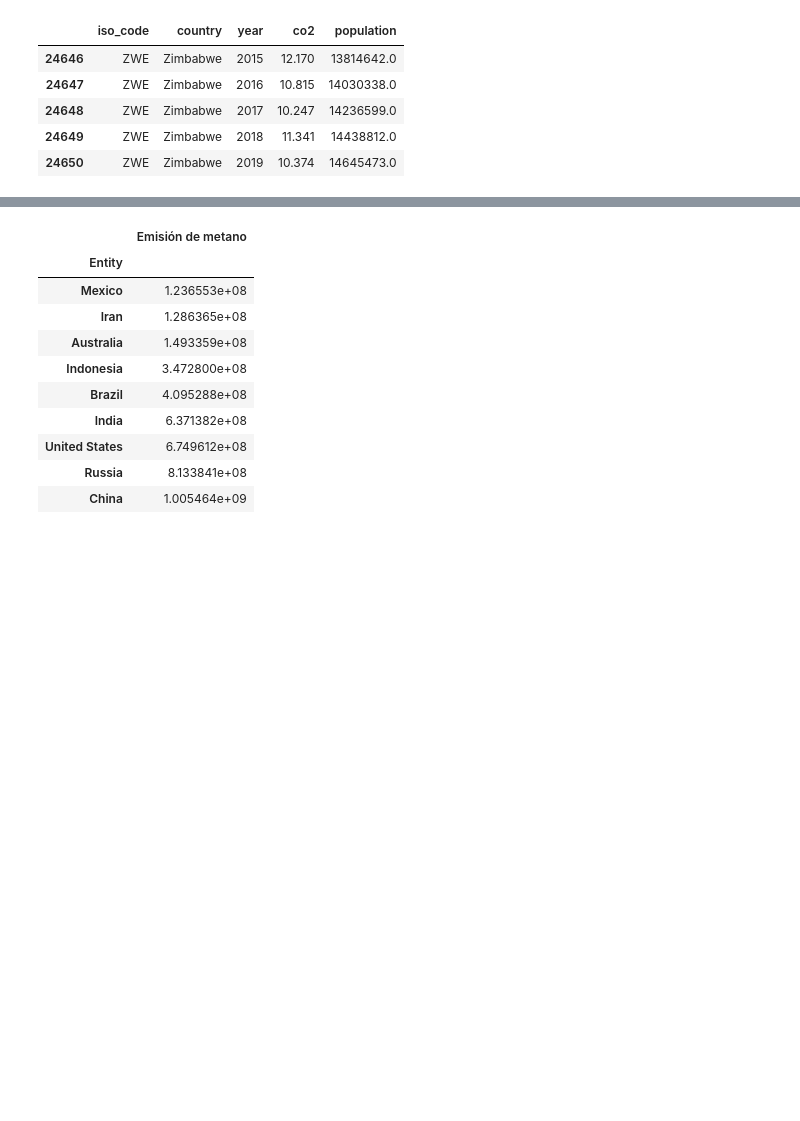
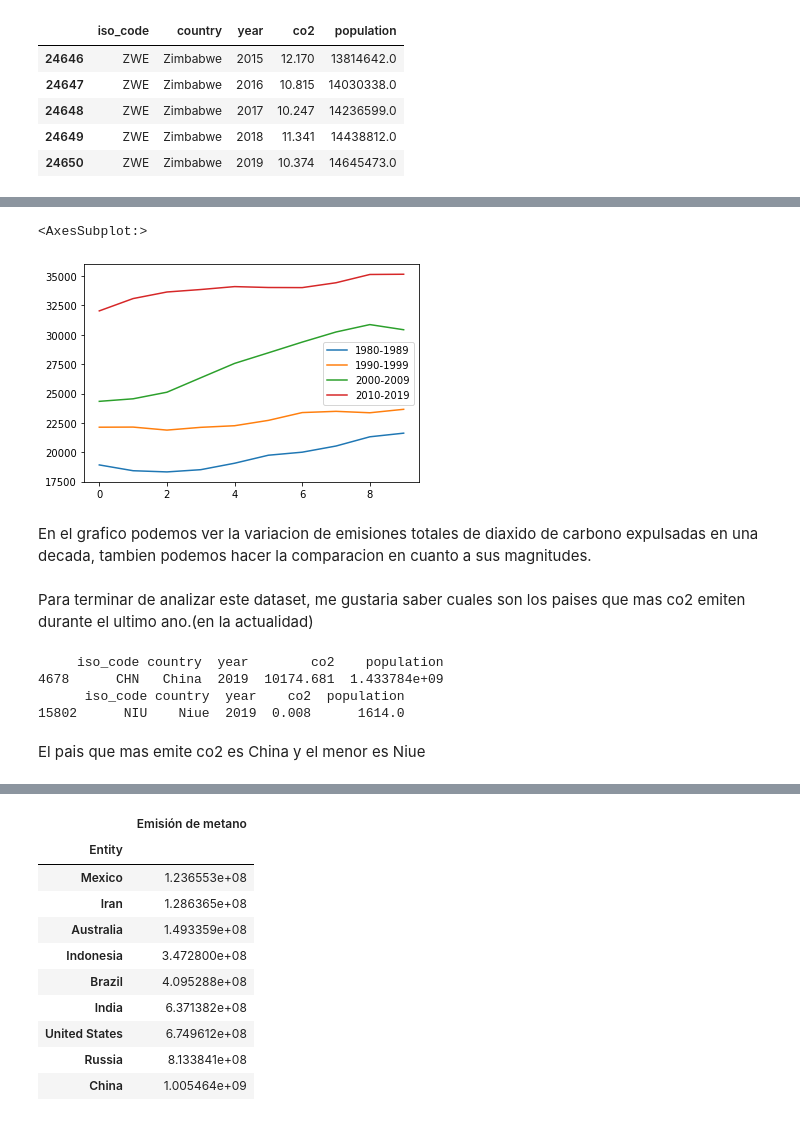
Before and after one commit to CarlotaAContreras/Proyecto-IMT2200, a Jupyter notebook: Proyecto/Data/Proyecto.ipynb, the cells around one changed output, grey strips where cells are left out. Cells and saved outputs as stored; diff of their text form; code cells hidden in the pictures; blank space fills up the shorter version.

```diff
--- a/Proyecto/Data/Proyecto.ipynb
+++ b/Proyecto/Data/Proyecto.ipynb
@@ -408,0 +185,4 @@ memory usage: 163.0+ KB
+# %%
+lista_decada_1990 = []
+for a in range(1990,2000):
+    lista_decada_1990.append(obtener_totalco2_x_ano(a))
@@ -408,0 +211,4 @@ memory usage: 163.0+ KB
+# %%
+lista_decada_2000 = []
+for a in range(2000,2010):
+    lista_decada_2000.append(obtener_totalco2_x_ano(a))
@@ -408,0 +237,4 @@ memory usage: 163.0+ KB
+# %%
+lista_decada_2010 = []
+for a in range(2010,2020):
+    lista_decada_2010.append(obtener_totalco2_x_ano(a))
@@ -408,0 +263,7 @@ memory usage: 163.0+ KB
+# %%
+df_co2_barras = pd.DataFrame()
+df_co2_barras['1980-1989'] = lista_decada_1980
+df_co2_barras['1990-1999'] = lista_decada_1990
+df_co2_barras['2000-2009'] = lista_decada_2000
+df_co2_barras['2010-2019'] = lista_decada_2010
+df_co2_barras
@@ -408,0 +282,9 @@ memory usage: 163.0+ KB
+# %%
+df_co2_barras.plot()
+# %% [output]
+<AxesSubplot:>
+[figure, added]
+# %% [markdown]
+En el grafico podemos ver la variacion de emisiones totales de diaxido de carbono expulsadas en una decada, tambien podemos hacer la comparacion en cuanto a sus magnitudes.
+# %% [markdown]
+Para terminar de analizar este dataset, me gustaria saber cuales son los paises que mas co2 emiten durante el ultimo ano.(en la actualidad)
@@ -408,0 +296,17 @@ memory usage: 163.0+ KB
+# %%
+df_paises_co2 = obtener_pais(2019)
+mayor_digito = max(df_paises_co2['co2'])
+filtro = df_paises_co2['co2'] == mayor_digito
+print(df_paises_co2[filtro])
+
+df_paises_co2 = obtener_pais(2019)
+menor = min(df_paises_co2['co2'])
+filtro = df_paises_co2['co2'] == menor
+print(df_paises_co2[filtro])
+# %% [output]
+     iso_code country  year        co2    population
+4678      CHN   China  2019  10174.681  1.433784e+09
+      iso_code country  year    co2  population
+15802      NIU    Niue  2019  0.008      1614.0
+# %% [markdown]
+El pais que mas emite co2 es China y el menor es  Niue
```
Also changed, not shown: parts of 88 cells of this notebook, 2 other files.
